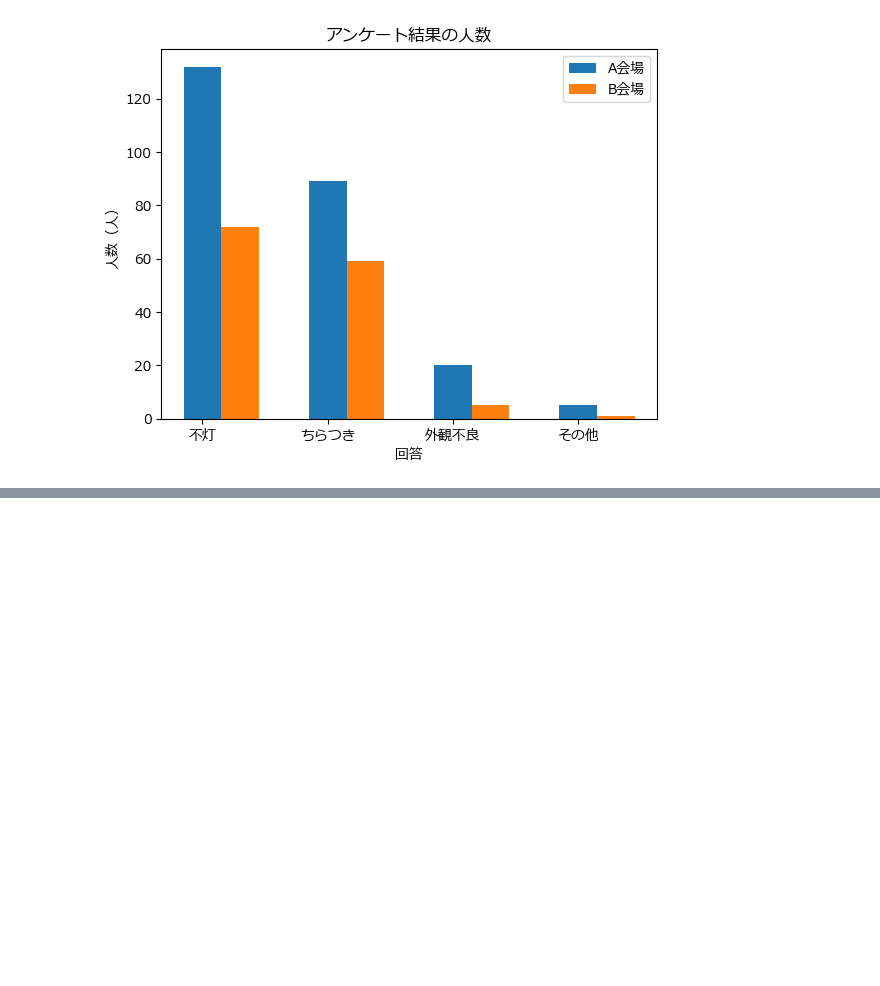
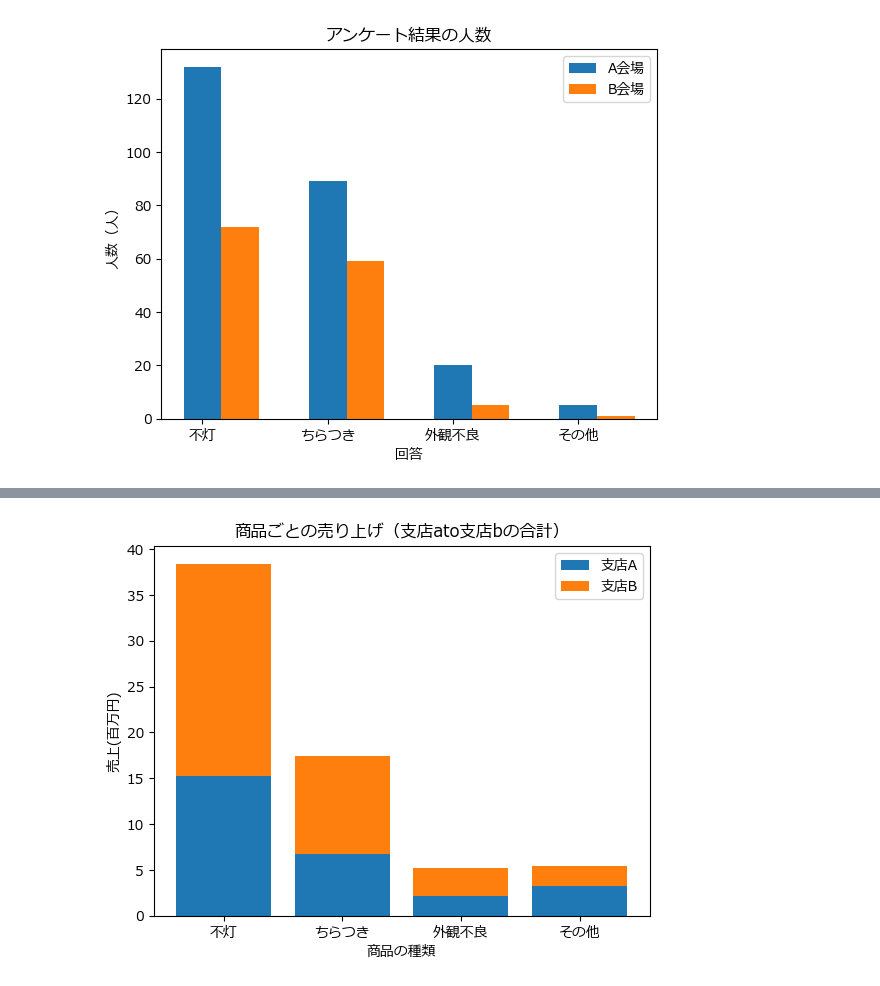
Before and after one commit to kjfarm1225/pyq_practice, a Jupyter notebook: 140_3_pie_bar_chart/140-3_pie_bar_chart.ipynb, the cells around one changed output, grey strips where cells are left out. Cells and saved outputs as stored; diff of their text form; code cells hidden in the pictures; blank space fills up the shorter version.

```diff
--- a/140_3_pie_bar_chart/140-3_pie_bar_chart.ipynb
+++ b/140_3_pie_bar_chart/140-3_pie_bar_chart.ipynb
@@ -466,0 +508,20 @@ plt.show()
+# %%
+fig, ax = plt.subplots()
+ax.bar([1, 2, 3, 4],
+       sales_a,
+       tick_label=labels,
+       label="支店A")
+
+ax.bar([1, 2, 3, 4],
+       sales_b,
+       bottom=sales_a,
+       tick_label=labels,
+       label="支店B")
+ax.set_title("商品ごとの売り上げ（支店ato支店bの合計）")
+ax.set_xlabel("商品の種類")
+ax.set_ylabel("売上(百万円)")
+ax.legend()
+
+plt.show()
+# %% [output]
+[figure, added]
```
Also changed, not shown: parts of 5 cells of this notebook.
